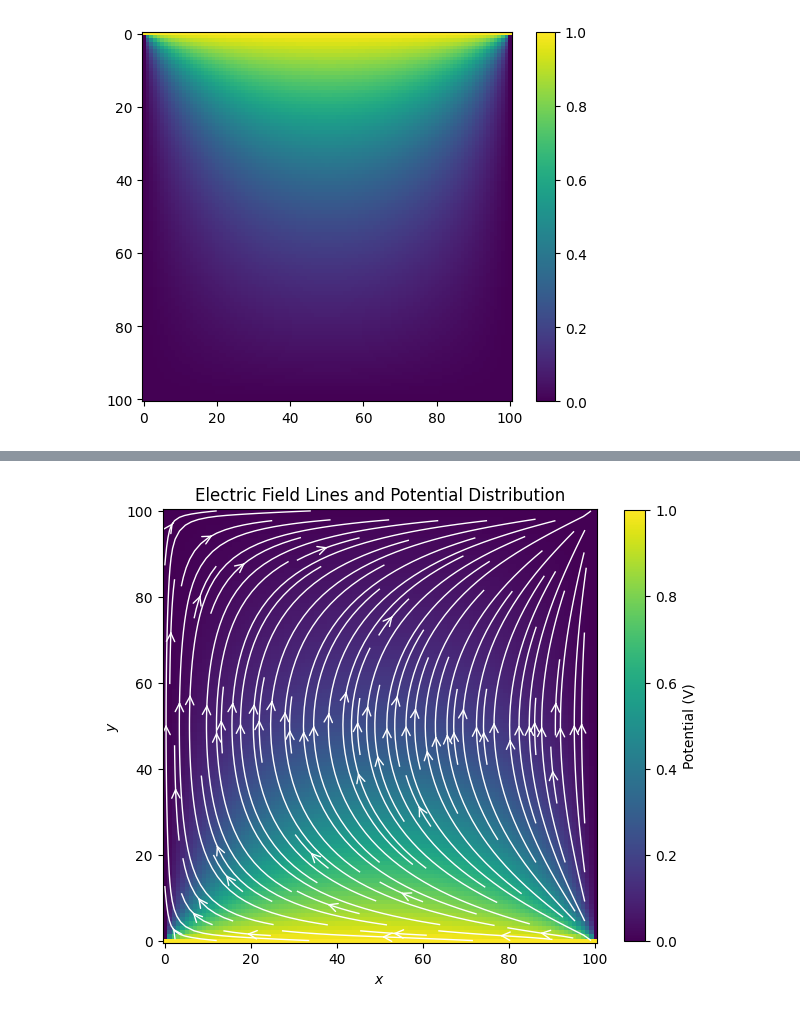
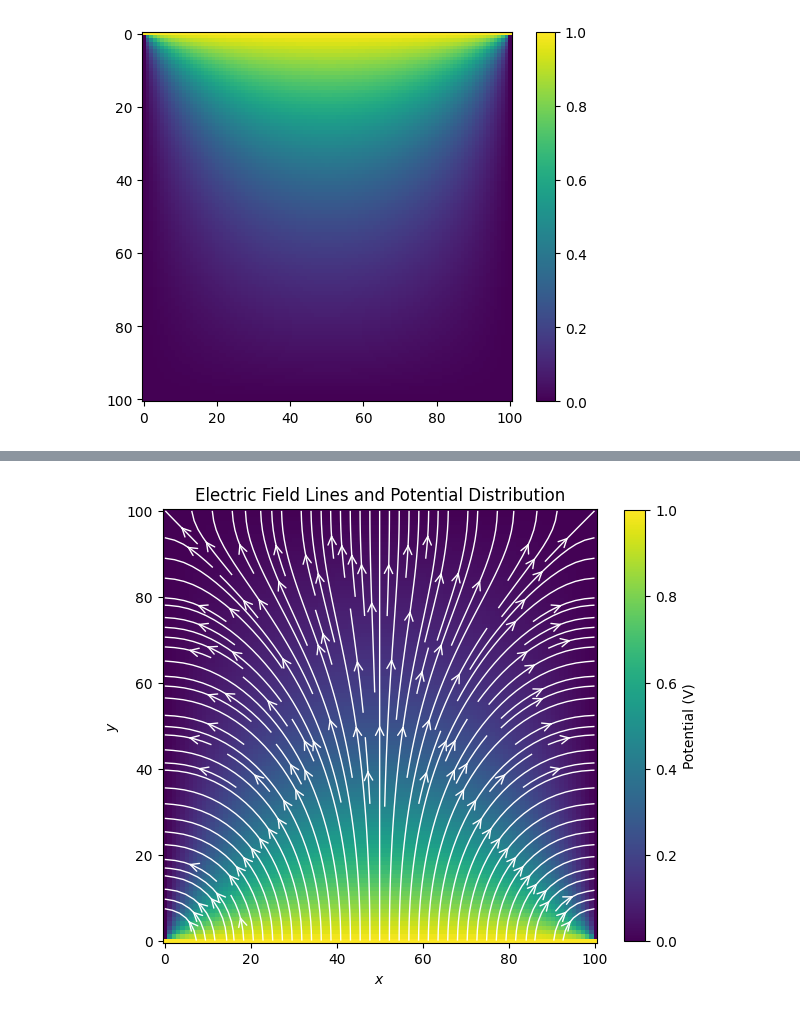
Before and after one commit to daisyabcxyz/Capstone-2025-2026, a Jupyter notebook: Simple Laplacian's Solver (1V).ipynb, the cells around one changed output, grey strips where cells are left out. Drawn from its saved outputs; the diff is of its cells as text; code cells hidden in the pictures.

```diff
--- a/Simple Laplacian's Solver (1V).ipynb
+++ b/Simple Laplacian's Solver (1V).ipynb
@@ -68,7 +68,7 @@ phi_new = np.zeros([nx+1,ny+1],float)
 
 phi_ori[0,:] = 1
 #phi_ori[nx,:] =1
-threshold = 1e-5
+threshold = 1e-7
 diff = 1
 iteration = 0
 a = []
@@ -125,37 +171,39 @@ Iteration: 3600, Max Difference: 1.12e-05
 
 # Create arrays for the field components
 Ex = np.zeros([nx + 1, ny + 1], float)
 Ey = np.zeros([nx + 1, ny + 1], float)
 
+L = 1
+delta = L/nx
 x = np.linspace(0, nx, nx + 1)
 y = np.linspace(0, ny, ny + 1)
 X, Y = np.meshgrid(x, y)
 
 # Calculate the electric field components from the potential
 for i in range(1, nx):
     for j in range(1, ny):
         #row of an array is 'i' (y-direction)
         #column of an array is 'j' (x-direction)
-        Ex[i, j] = -(phi_new[i, j + 1] - phi_new[i, j - 1]) / 2.0
-        Ey[i, j] = -(phi_new[i + 1, j] - phi_new[i - 1, j]) / 2.0
+        Ex[i, j] = -(phi_new[i, j + 1] - phi_new[i, j - 1]) /(2*delta)
+        Ey[i, j] = -(phi_new[i + 1, j] - phi_new[i - 1, j]) / (2*delta)
 
 fig, ax = plt.subplots(figsize=(7, 7))
 ax.set_title('Electric Field Lines and Potential Distribution')
 ax.set_xlabel('$x$')
 ax.set_ylabel('$y$')
 
 #transpose Ex and Ey to align with X and Y
 #magnitude = np.hypot(Ex.T, Ey.T)
 #color = 2 * np.log(magnitude + 1e-9)
 
-ax.streamplot(X, Y, Ex.T, Ey.T, color='white', linewidth=1, cmap=plt.cm.inferno,
+ax.streamplot(X, Y, Ex, Ey, color='white', linewidth=1, cmap=plt.cm.inferno,
               density=1.5, arrowstyle='->', arrowsize=1.5)
 
 plt.imshow(phi_new, origin='lower')
 plt.colorbar(label="Potential (V)",shrink=0.8)
 plt.show()
 # %% [output]
-[figure, old version]
+[figure, new version]
 # %%
 #slab of electrons in the middle (conductor top and bottom: grounded)
 #set up grid
```
Also changed, not shown: parts of 6 cells of this notebook.
